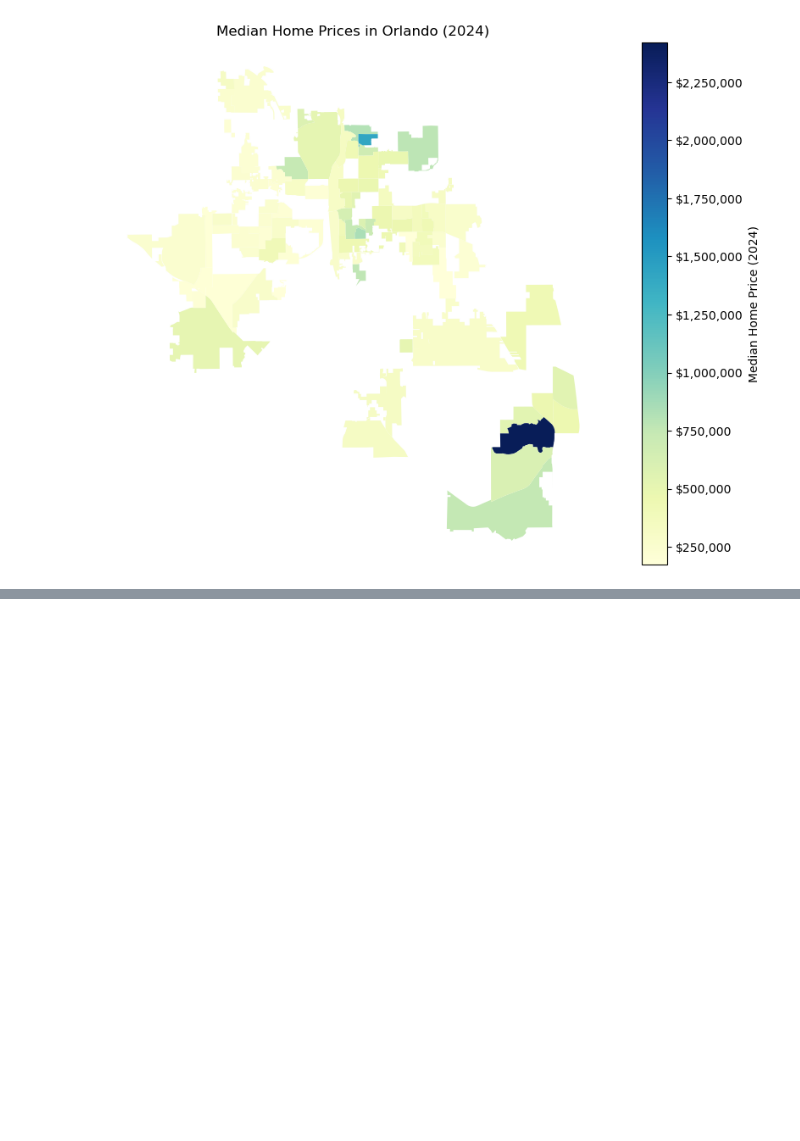
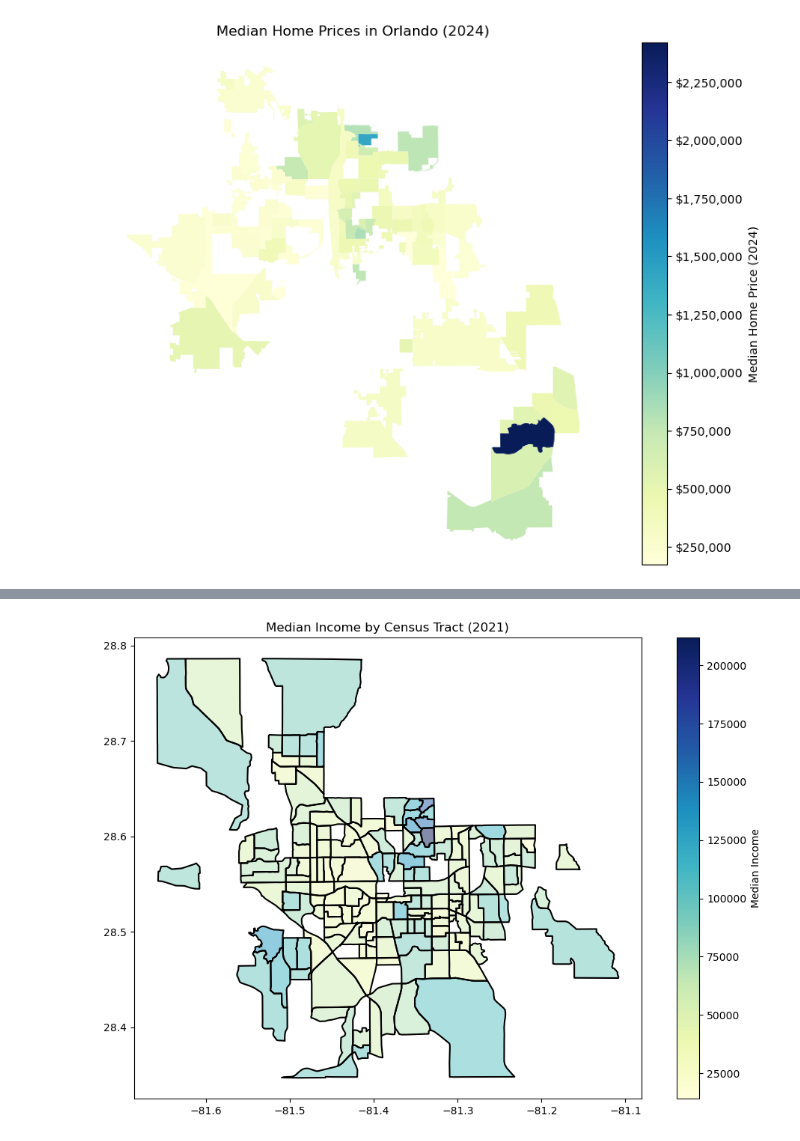
Before and after one commit to dztaylor936/ds2025-group3, a Jupyter notebook: eda.ipynb, the cells around one changed output, grey strips where cells are left out. Saved outputs shown, nothing was run; the diff lists cells and outputs as text; code cells hidden in the pictures; blank space fills up the shorter version.

Commit message:
median income and education attainment chloropleths

```diff
--- a/eda.ipynb
+++ b/eda.ipynb
@@ -138,0 +179,23 @@ SyntaxError: (unicode error) 'unicodeescape' codec can't decode bytes in positio
+# %%
+shapefile_path = "C:/Users/brad/Documents/repos/ds2025-group3/data/cb_2018_12_tract_500k.shp"
+gdf = gpd.read_file(shapefile_path)
+gdf = gdf[gdf['COUNTYFP'] == '095']
+
+# Ensure both GeoDataFrames have the same CRS (Coordinate Reference System)
+gdf = gdf.to_crs(orlando_geo.crs)
+
+income_gdf = gdf.merge(orlando_income_all_years_df, left_on='TRACTCE', right_on='tract')
+income_gdf = income_gdf[income_gdf['tract'] != '990000']
+
+# plot the median income for 2021
+# Filter the data for the year 2021
+gdf_2021 = income_gdf[income_gdf['year'] == 2021]
+
+# Plot the median income for 2021
+fig, ax = plt.subplots(1, 1, figsize=(12, 8))
+gdf_2021.boundary.plot(ax=ax, color='black')  # Show the borders for each census tract
+gdf_2021.plot(column='median_income', cmap='YlGnBu', legend=True, legend_kwds={'label': "Median Income"}, ax=ax, alpha=0.5)
+plt.title("Median Income by Census Tract (2021)")
+plt.show()
+# %% [output]
+[figure, added]
```
Also changed, not shown: parts of 7 cells of this notebook.
